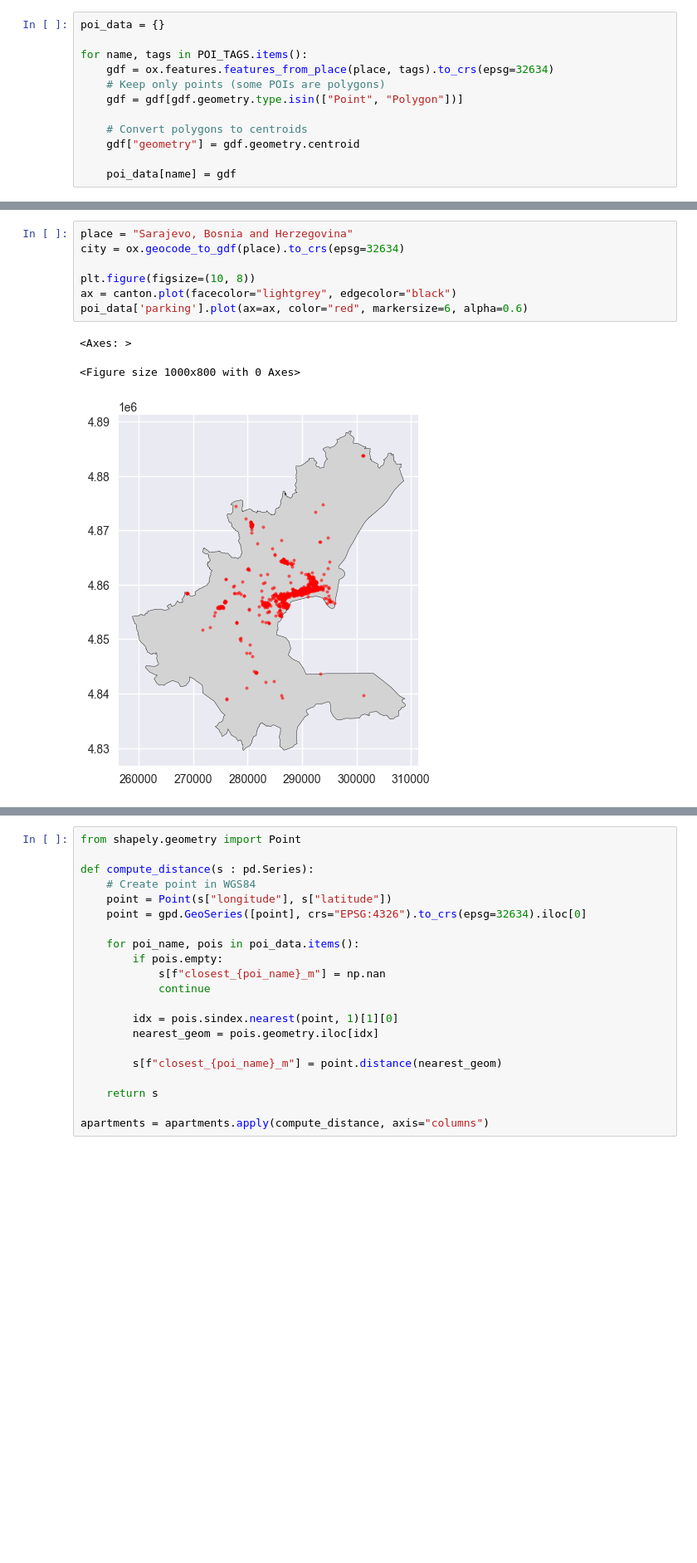
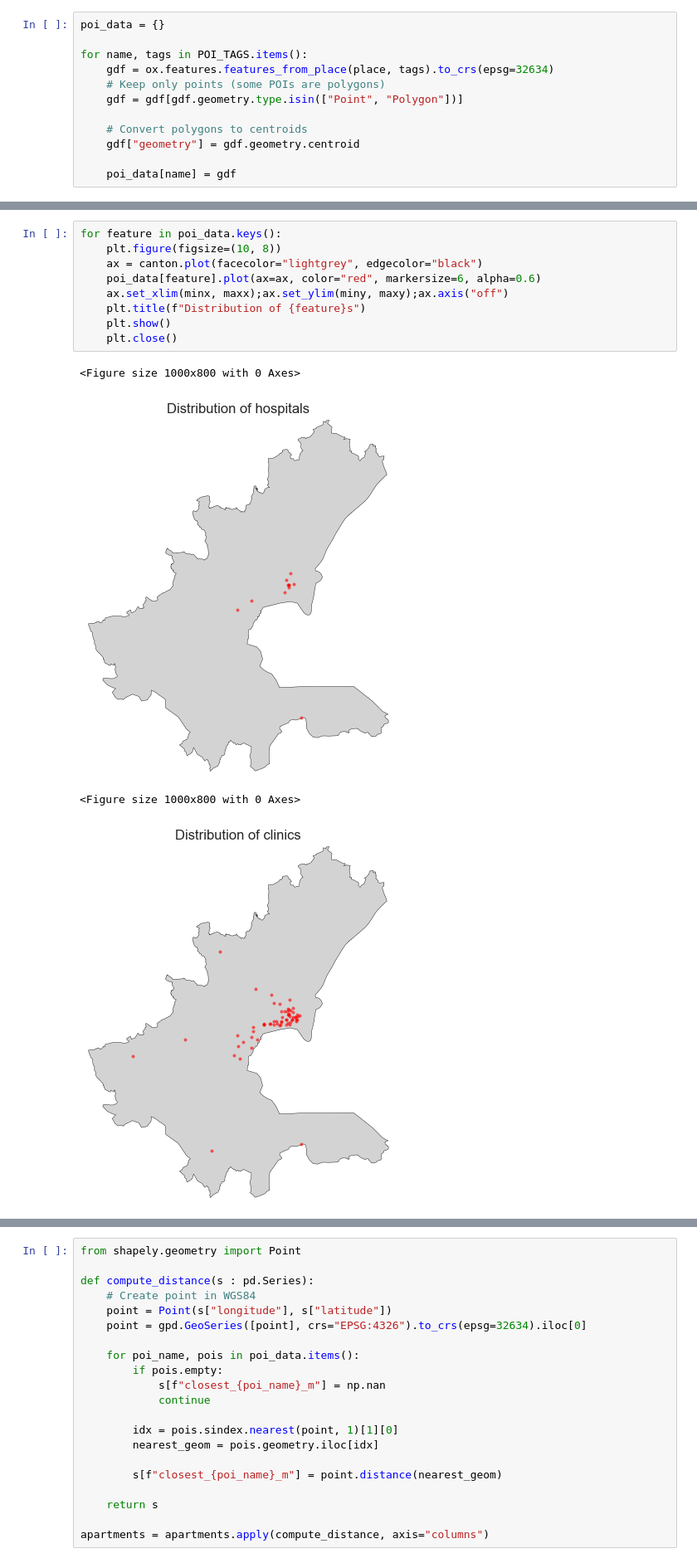
Before and after one commit to EmreArapcicUevak/EE418-Introduction-to-Machine-Learning-Project, a Jupyter notebook: notebooks/Feature_Engineering.ipynb, the cells around one changed output, grey strips where cells are left out. Shown at 83% size. Drawn from its saved outputs; the diff is of its cells as text; blank space fills up the shorter version.

```diff
--- a/notebooks/Feature_Engineering.ipynb
+++ b/notebooks/Feature_Engineering.ipynb
@@ -170,11 +165,14 @@ poi_data['tram_stop']
 # %%
-place = "Sarajevo, Bosnia and Herzegovina"
-city = ox.geocode_to_gdf(place).to_crs(epsg=32634)
-
-plt.figure(figsize=(10, 8))
-ax = canton.plot(facecolor="lightgrey", edgecolor="black")
-poi_data['parking'].plot(ax=ax, color="red", markersize=6, alpha=0.6)
+for feature in poi_data.keys():
+    plt.figure(figsize=(10, 8))
+    ax = canton.plot(facecolor="lightgrey", edgecolor="black")
+    poi_data[feature].plot(ax=ax, color="red", markersize=6, alpha=0.6)
+    ax.set_xlim(minx, maxx);ax.set_ylim(miny, maxy);ax.axis("off")
+    plt.title(f"Distribution of {feature}s")
+    plt.show()
+    plt.close()
 # %% [output]
-<Axes: >
+<Figure size 1000x800 with 0 Axes>
+[figure, new version]
 <Figure size 1000x800 with 0 Axes>
-[figure, old version]
+[figure, added]
```
Also changed, not shown: parts of 9 cells of this notebook.
